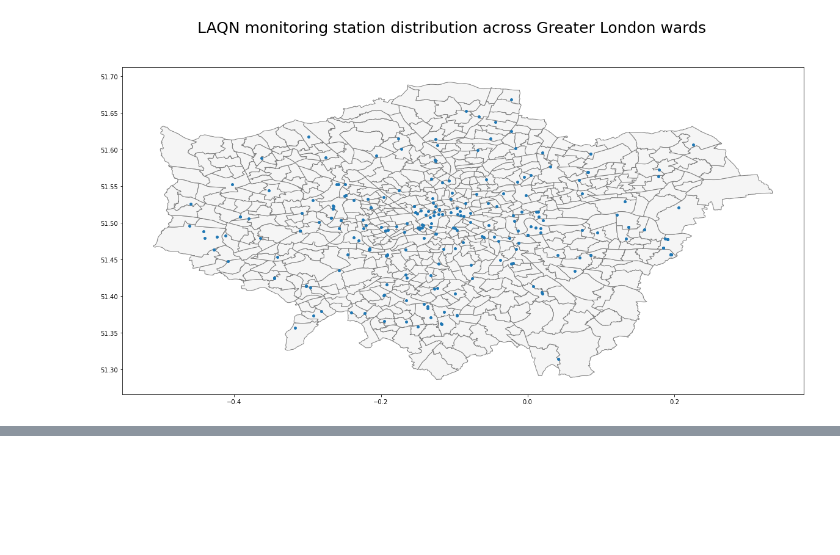
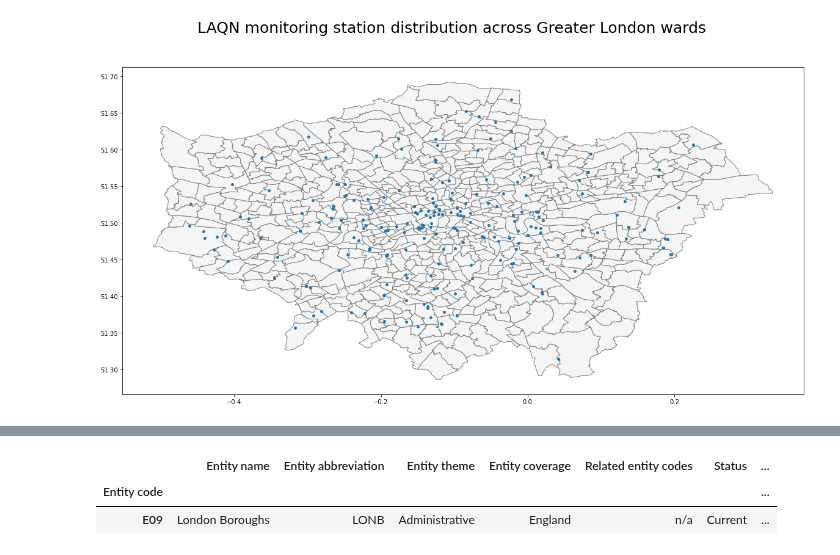
Before and after one commit to michellewl/AQmortality, a Jupyter notebook: LAQN_GDHI.ipynb, the cells around one changed output, grey strips where cells are left out. Saved outputs shown, nothing was run; the diff lists cells and outputs as text; code cells hidden in the pictures; blank space fills up the shorter version.

```diff
--- a/LAQN_GDHI.ipynb
+++ b/LAQN_GDHI.ipynb
@@ -133,0 +179,13 @@ plot_on_map(site_gdf, london_wards_gdf,
+# %%
+# Filter the data tables until you find the Entity code you need
+
+contents_filtered = filter_dataframe(contents,
+                                     {"Entity name": "Borough",
+                                      "Entity coverage": "England",
+                                      "Entity theme": "Administrative"})
+sheetname = [sheet for sheet in workbook.sheetnames if contents_filtered.index[0] in sheet][0]
+contents_filtered
+# %% [output]
+|  | Entity name | Entity abbreviation | Entity theme | Entity coverage | Related entity codes | Status | ... |
+| Entity code |  |  |  |  |  |  | ... |
+| E09 | London Boroughs | LONB | Administrative | England | n/a | Current | ... |
```
Also changed, not shown: parts of 22 cells of this notebook, 1 other file.
